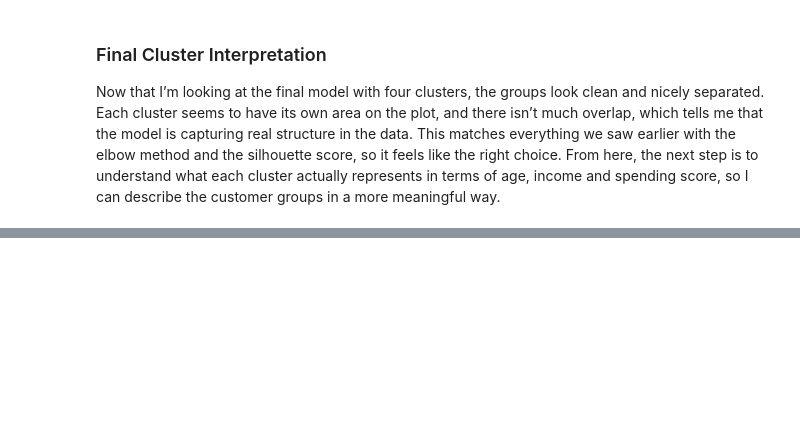
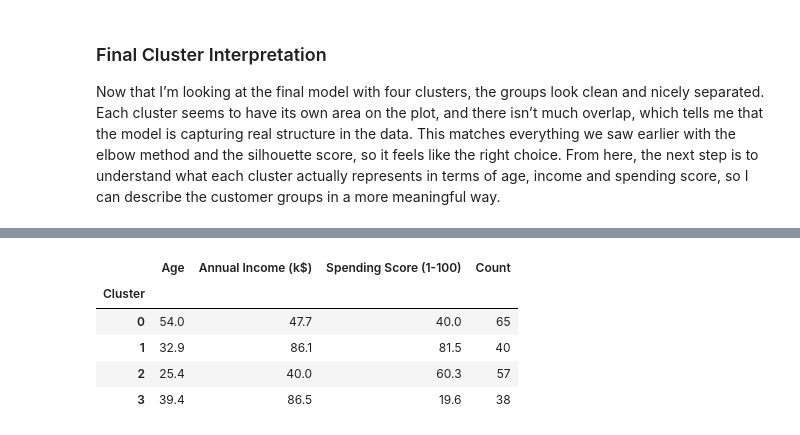
Before and after one commit to DarkSoulsV/CSCA-5632---Final-Project, a Jupyter notebook: Final_CSCA 5632.ipynb, the cells around one changed output, grey strips where cells are left out. Cells and saved outputs as stored; diff of their text form; code cells hidden in the pictures; blank space fills up the shorter version.

```diff
--- a/Final_CSCA 5632.ipynb
+++ b/Final_CSCA 5632.ipynb
@@ -431,0 +436,16 @@ Now that I’m looking at the final model with four clusters, the groups look cl
+# %%
+# Cluster profiles: mean values for each feature inside each cluster
+cluster_profile = df.groupby("Cluster")[["Age", "Annual Income (k$)", "Spending Score (1-100)"]].mean().round(1)
+
+# Also check how many customers we have in each cluster
+cluster_counts = df["Cluster"].value_counts().sort_index()
+
+cluster_profile["Count"] = cluster_counts
+cluster_profile
+# %% [output]
+|  | Age | Annual Income (k$) | Spending Score (1-100) | Count |
+| Cluster |  |  |  |  |
+| 0 | 54.0 | 47.7 | 40.0 | 65 |
+| 1 | 32.9 | 86.1 | 81.5 | 40 |
+| 2 | 25.4 | 40.0 | 60.3 | 57 |
+| 3 | 39.4 | 86.5 | 19.6 | 38 |
```
Also changed, not shown: parts of 6 cells of this notebook.
